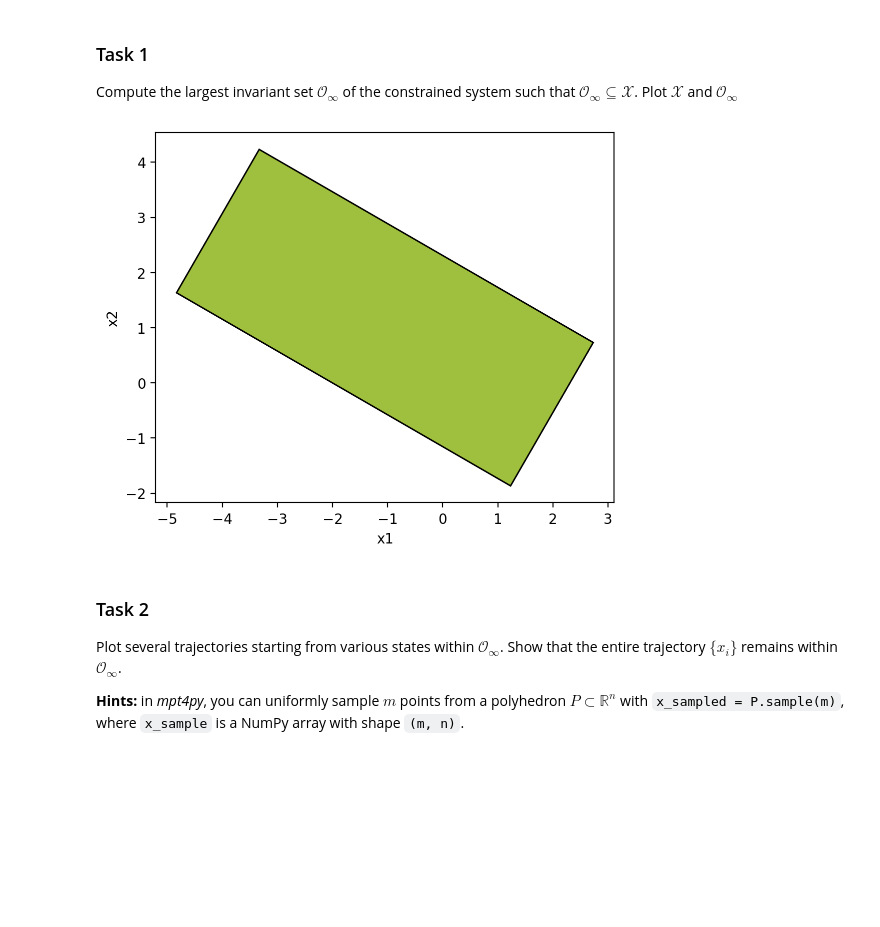
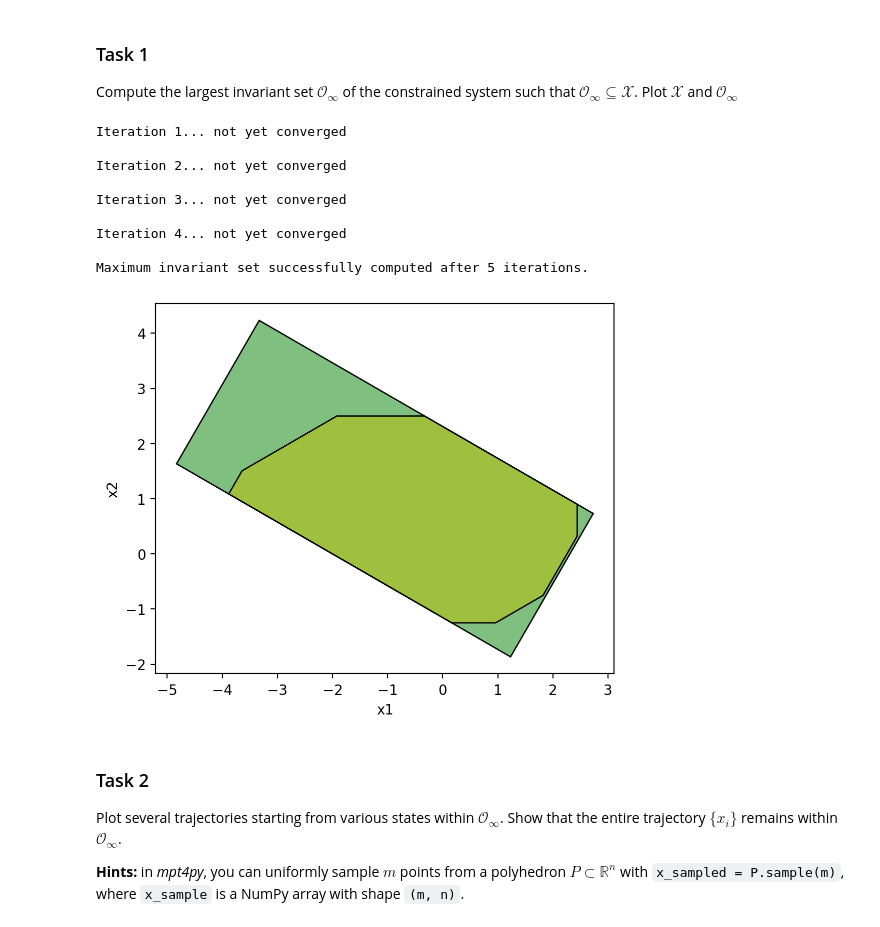
Before and after one commit to Sdevaud/Master_2, a Jupyter notebook: MPC/programming_exercises/exercise3_invariance/ex3_invariance.ipynb, the cells around one changed output. Drawn from its saved outputs; the diff is of its cells as text; code cells hidden in the pictures; blank space fills up the shorter version.

```diff
--- a/MPC/programming_exercises/exercise3_invariance/ex3_invariance.ipynb
+++ b/MPC/programming_exercises/exercise3_invariance/ex3_invariance.ipynb
@@ -121,28 +121,54 @@ Compute the largest invariant set $\mathcal{O}_\infty$ of the constrained system
 # %%
 # Compute the maximum invariant set
 def max_invariant_set(A_cl, X: Polyhedron, max_iter = 30) -> Polyhedron:
 	"""
 	Compute invariant set for an autonomous linear time invariant system x^+ = A_cl x
 	"""
-	# TODO: ------------------
-	# TODO: add your code here
-	return X
-	# TODO: ------------------
+
+  # TODO: ------------------
+	O = X
+	itr = 1
+	converged = False
+	while itr < max_iter:
+		Oprev = O
+		F, f = O.A, O.b
+		# Compute the pre-set
+		# O = Polyhedron.from_Hrep(np.vstack((F, F @ A_cl)), np.vstack((f, f)).reshape((-1,)))
+		O = Polyhedron.from_Hrep(F @ A_cl, f).intersect(O)
+		if O == Oprev:
+			converged = True
+			break
+		print('Iteration {0}... not yet converged\n'.format(itr))
+		itr += 1
+
+	if converged:
+		print('Maximum invariant set successfully computed after {0} iterations.'.format(itr))
+	return O
+# TODO: ------------------
 
 
 # Compute max invariant set
 O_inf = max_invariant_set(A, X)
 
 # Visualization
 fig, ax = plt.subplots(1, 1)
 X.plot(ax, color='g', opacity=0.5, show_vertices=False)
 O_inf.plot(ax, color='y', opacity=0.5, show_vertices=False)
 ax.set_aspect('equal')
 ax.set_xlabel('x1')
 ax.set_ylabel('x2')
 plt.show()
 # %% [output]
+Iteration 1... not yet converged
+
+Iteration 2... not yet converged
+
+Iteration 3... not yet converged
+
+Iteration 4... not yet converged
+
+Maximum invariant set successfully computed after 5 iterations.
-[figure, old version]
+[figure, new version]
 # %% [markdown]
 ### Task 2
 Plot several trajectories starting from various states within $\mathcal{O}_\infty $. Show that the entire trajectory $\{x_i\}$ remains within $\mathcal{O}_\infty$.
```
Also changed, not shown: parts of 3 cells of this notebook.
